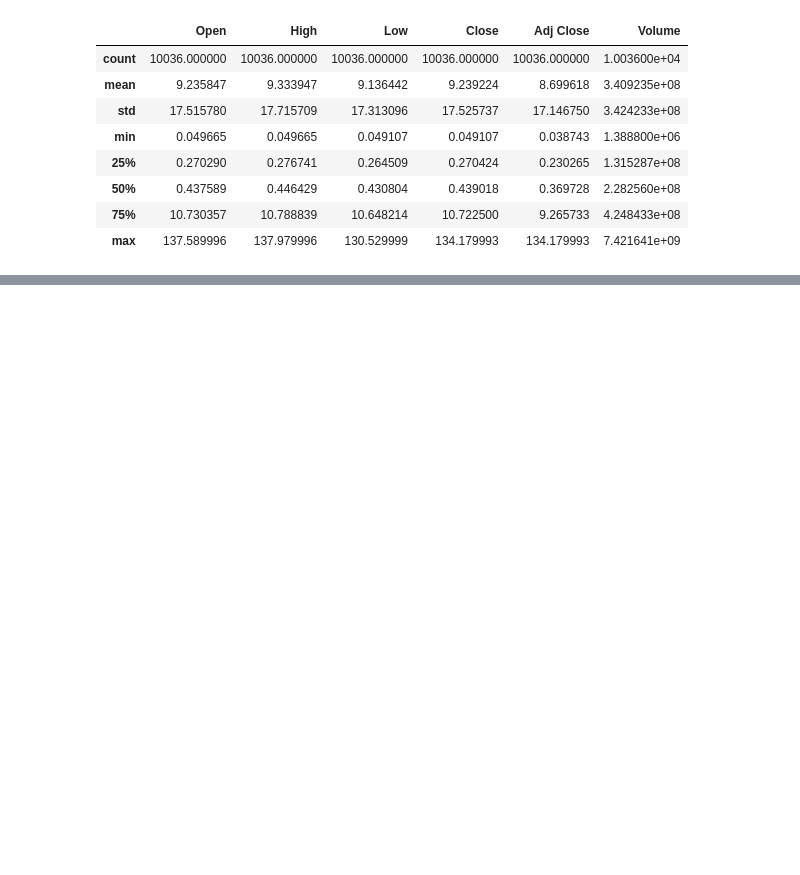
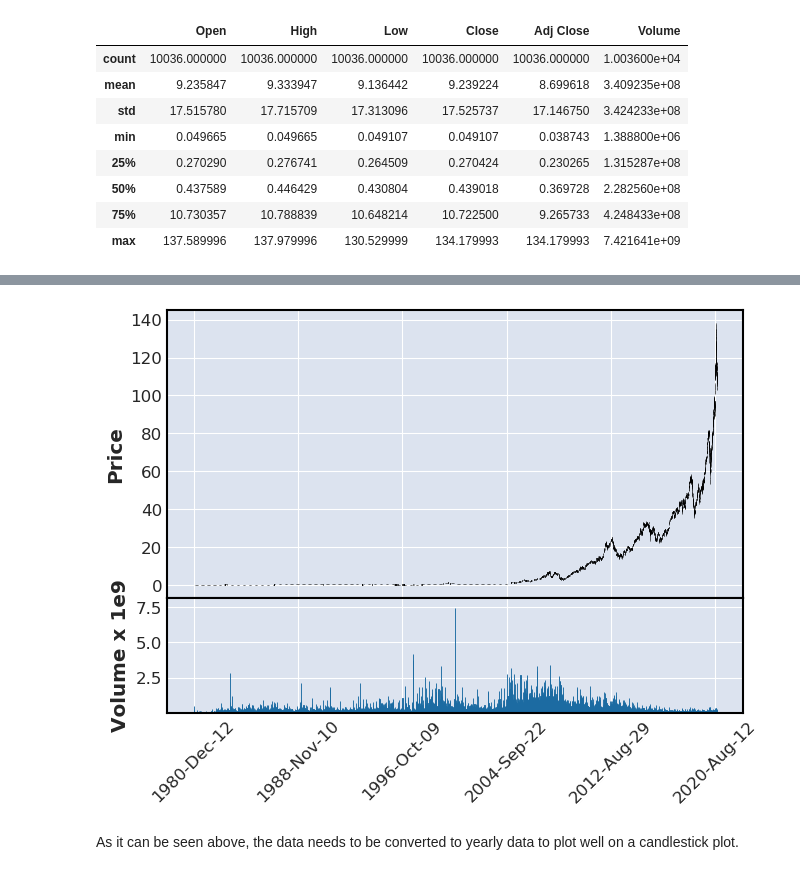
Before and after one commit to radroid/stock-price-predictor, a Jupyter notebook: 1_Exploratory_Data_Analysis.ipynb, the cells around one changed output, grey strips where cells are left out. Cells and saved outputs as stored; diff of their text form; code cells hidden in the pictures; blank space fills up the shorter version.

```diff
--- a/1_Exploratory_Data_Analysis.ipynb
+++ b/1_Exploratory_Data_Analysis.ipynb
@@ -113,0 +209,11 @@ data['']
+# %%
+# plotting the data
+import mplfinance as mpf
+
+mpf.plot(data['AAPL'],
+         type='candle',
+         volume=True)
+# %% [output]
+[figure, added]
+# %% [markdown]
+As it can be seen above, the data needs to be converted to yearly data to plot well on a candlestick plot.
```
Also changed, not shown: parts of 20 cells of this notebook.
